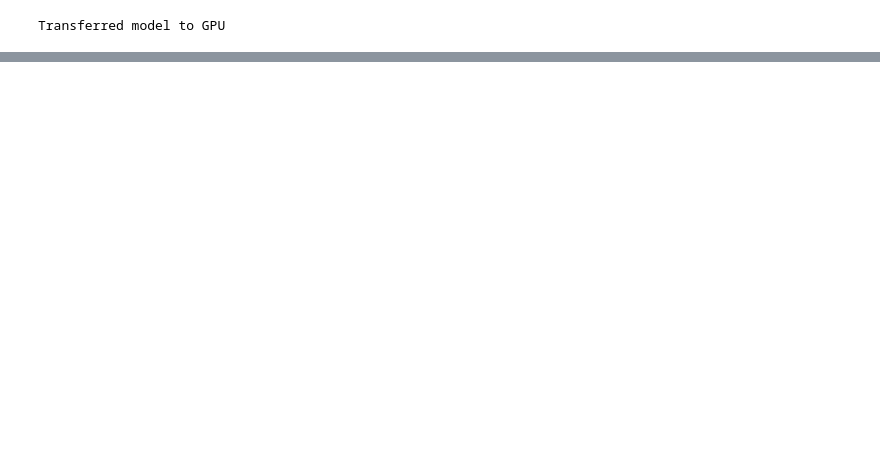
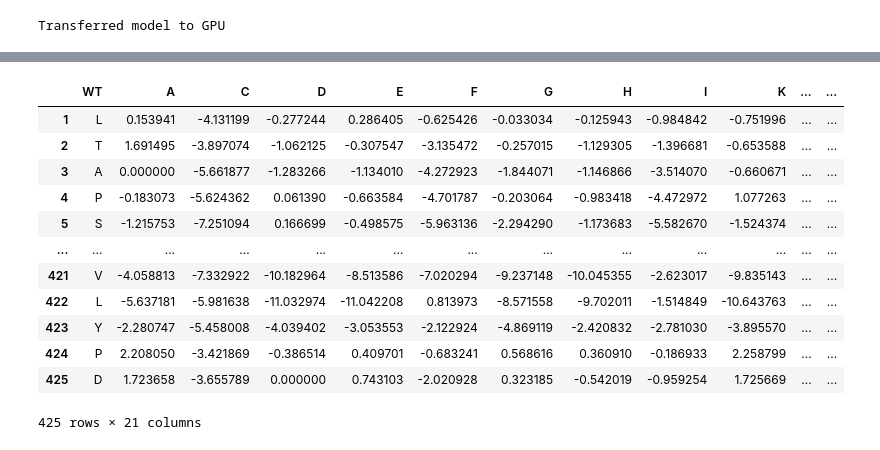
Before and after one commit to EvanKomp/BADASS, a Jupyter notebook: notebooks/Compute ESM2-3B Scores.ipynb, the cells around one changed output, grey strips where cells are left out. Saved outputs shown, nothing was run; the diff lists cells and outputs as text; code cells hidden in the pictures; blank space fills up the shorter version.

```diff
--- a/notebooks/Compute ESM2-3B Scores.ipynb
+++ b/notebooks/Compute ESM2-3B Scores.ipynb
@@ -96,13 +90,27 @@ df
 # %%
 # Scores as 2D dataframe
 scores = {}
 for i in set(df['position']):
     dfsel = df[df['position']==i]
     scores[i] = dfsel.iloc[:,-1].values
 df = pd.DataFrame(scores).transpose()
 df.columns = list(AMINOS)
 df.insert(0, 'WT', list(seq))
 
 # Save
-df.to_excel('../data/NucB_esm2_3B_scores.xlsx', sheet_name='matrix')
+df.to_excel('../data/aAmyl_esm2_3B_scores.xlsx', sheet_name='matrix')
 df
+# %% [output]
+|  | WT | A | C | D | E | F | G | H | I | K | ... | ... |
+| 1 | L | 0.153941 | -4.131199 | -0.277244 | 0.286405 | -0.625426 | -0.033034 | -0.125943 | -0.984842 | -0.751996 | ... | ... |
+| 2 | T | 1.691495 | -3.897074 | -1.062125 | -0.307547 | -3.135472 | -0.257015 | -1.129305 | -1.396681 | -0.653588 | ... | ... |
+| 3 | A | 0.000000 | -5.661877 | -1.283266 | -1.134010 | -4.272923 | -1.844071 | -1.146866 | -3.514070 | -0.660671 | ... | ... |
+| 4 | P | -0.183073 | -5.624362 | 0.061390 | -0.663584 | -4.701787 | -0.203064 | -0.983418 | -4.472972 | 1.077263 | ... | ... |
+| 5 | S | -1.215753 | -7.251094 | 0.166699 | -0.498575 | -5.963136 | -2.294290 | -1.173683 | -5.582670 | -1.524374 | ... | ... |
+| ... | ... | ... | ... | ... | ... | ... | ... | ... | ... | ... | ... | ... |
+| 421 | V | -4.058813 | -7.332922 | -10.182964 | -8.513586 | -7.020294 | -9.237148 | -10.045355 | -2.623017 | -9.835143 | ... | ... |
+| 422 | L | -5.637181 | -5.981638 | -11.032974 | -11.042208 | 0.813973 | -8.571558 | -9.702011 | -1.514849 | -10.643763 | ... | ... |
+| 423 | Y | -2.280747 | -5.458008 | -4.039402 | -3.053553 | -2.122924 | -4.869119 | -2.420832 | -2.781030 | -3.895570 | ... | ... |
+| 424 | P | 2.208050 | -3.421869 | -0.386514 | 0.409701 | -0.683241 | 0.568616 | 0.360910 | -0.186933 | 2.258799 | ... | ... |
+| 425 | D | 1.723658 | -3.655789 | 0.000000 | 0.743103 | -2.020928 | 0.323185 | -0.542019 | -0.959254 | 1.725669 | ... | ... |
+425 rows × 21 columns
```
Also changed, not shown: parts of 8 cells of this notebook, 14 other files.
